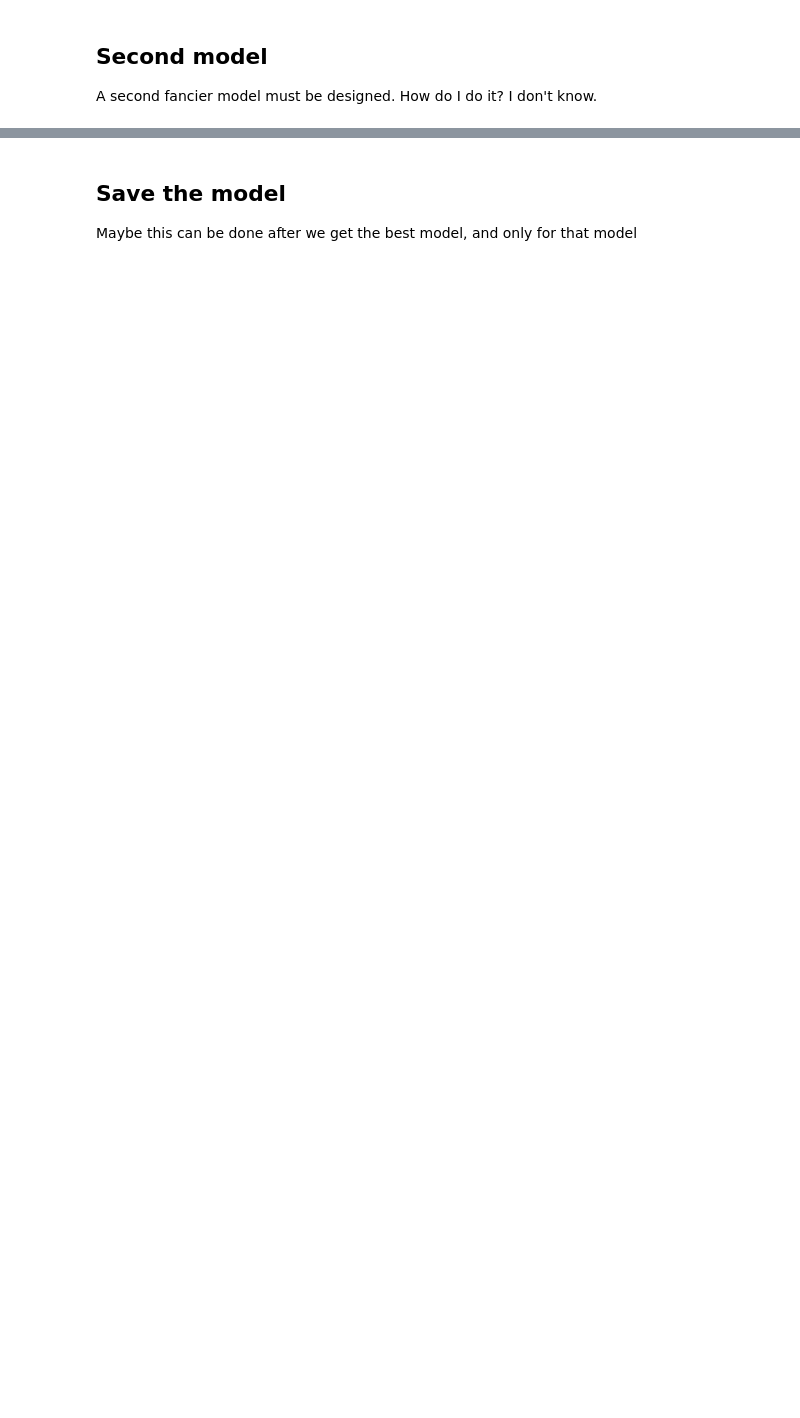
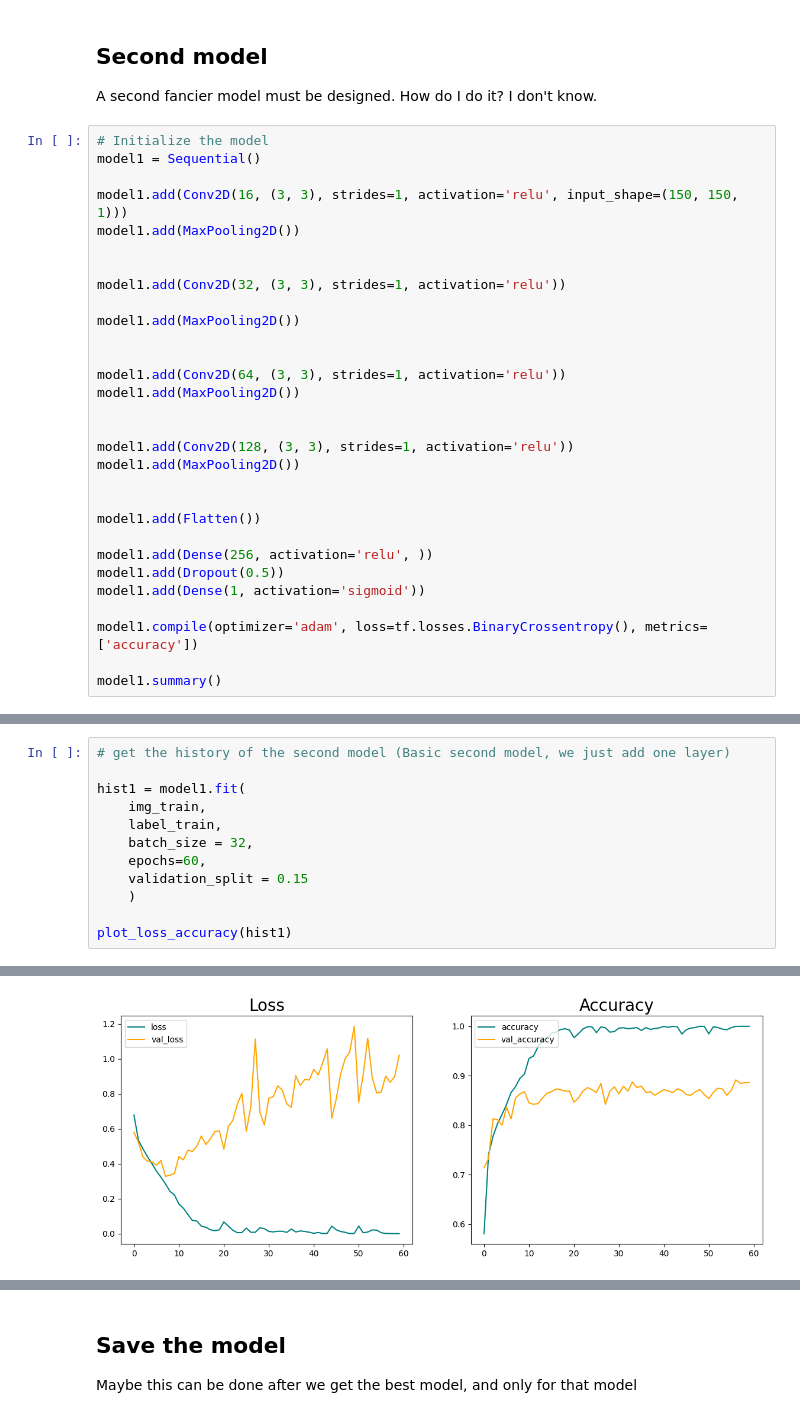
Before and after one commit to LucaPeg/ML_project, a Jupyter notebook: analysis.ipynb, the cells around one changed output, grey strips where cells are left out. Cells and saved outputs as stored; diff of their text form; blank space fills up the shorter version.

```diff
--- a/analysis.ipynb
+++ b/analysis.ipynb
@@ -234,3 +350,33 @@ print(f"Precision: {pre.result():.2f}, Recall: {re.result():.2f}, Accuracy: {acc
 # %% [markdown]
 ## Second model
 A second fancier model must be designed. How do I do it? I don't know.
+# %%
+# Initialize the model
+model1 = Sequential()
+
+model1.add(Conv2D(16, (3, 3), strides=1, activation='relu', input_shape=(150, 150, 1)))
+model1.add(MaxPooling2D())
+
+
+model1.add(Conv2D(32, (3, 3), strides=1, activation='relu'))
+
+model1.add(MaxPooling2D())
+
+
+model1.add(Conv2D(64, (3, 3), strides=1, activation='relu'))
+model1.add(MaxPooling2D())
+
+
+model1.add(Conv2D(128, (3, 3), strides=1, activation='relu'))
+model1.add(MaxPooling2D())
+
+
+model1.add(Flatten())
+
+model1.add(Dense(256, activation='relu', ))
+model1.add(Dropout(0.5))
+model1.add(Dense(1, activation='sigmoid'))
+
+model1.compile(optimizer='adam', loss=tf.losses.BinaryCrossentropy(), metrics=['accuracy'])
+
+model1.summary()
@@ -236,0 +401,13 @@ A second fancier model must be designed. How do I do it? I don't know.
+# %%
+# get the history of the second model (Basic second model, we just add one layer)
+
+hist1 = model1.fit(
+    img_train,
+    label_train,
+    batch_size = 32,
+    epochs=60,
+    validation_split = 0.15
+    )
+
+plot_loss_accuracy(hist1)
+# %% [output]
@@ -236,0 +431 @@ A second fancier model must be designed. How do I do it? I don't know.
+[figure, added]
```
Also changed, not shown: parts of 38 cells of this notebook.
